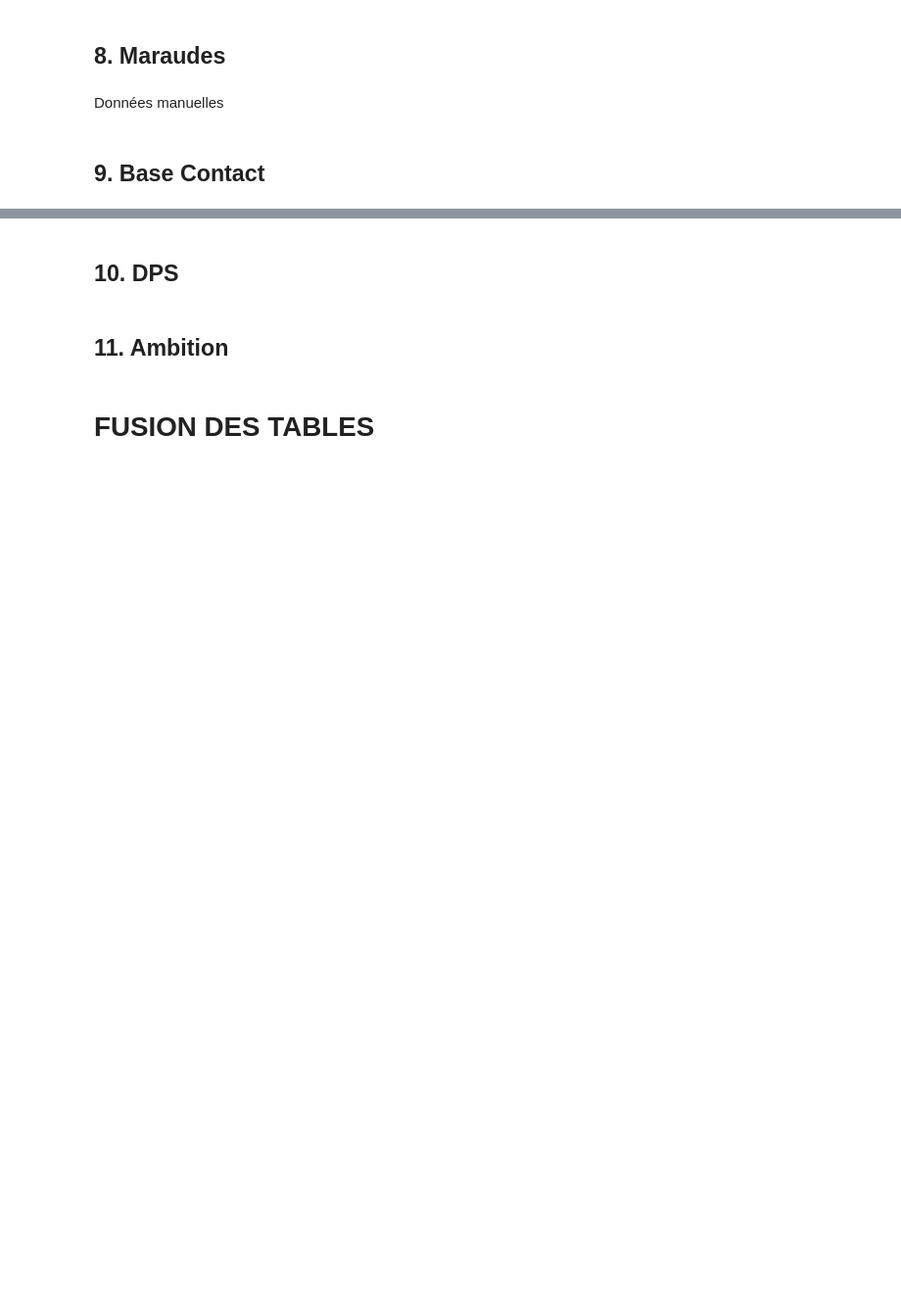
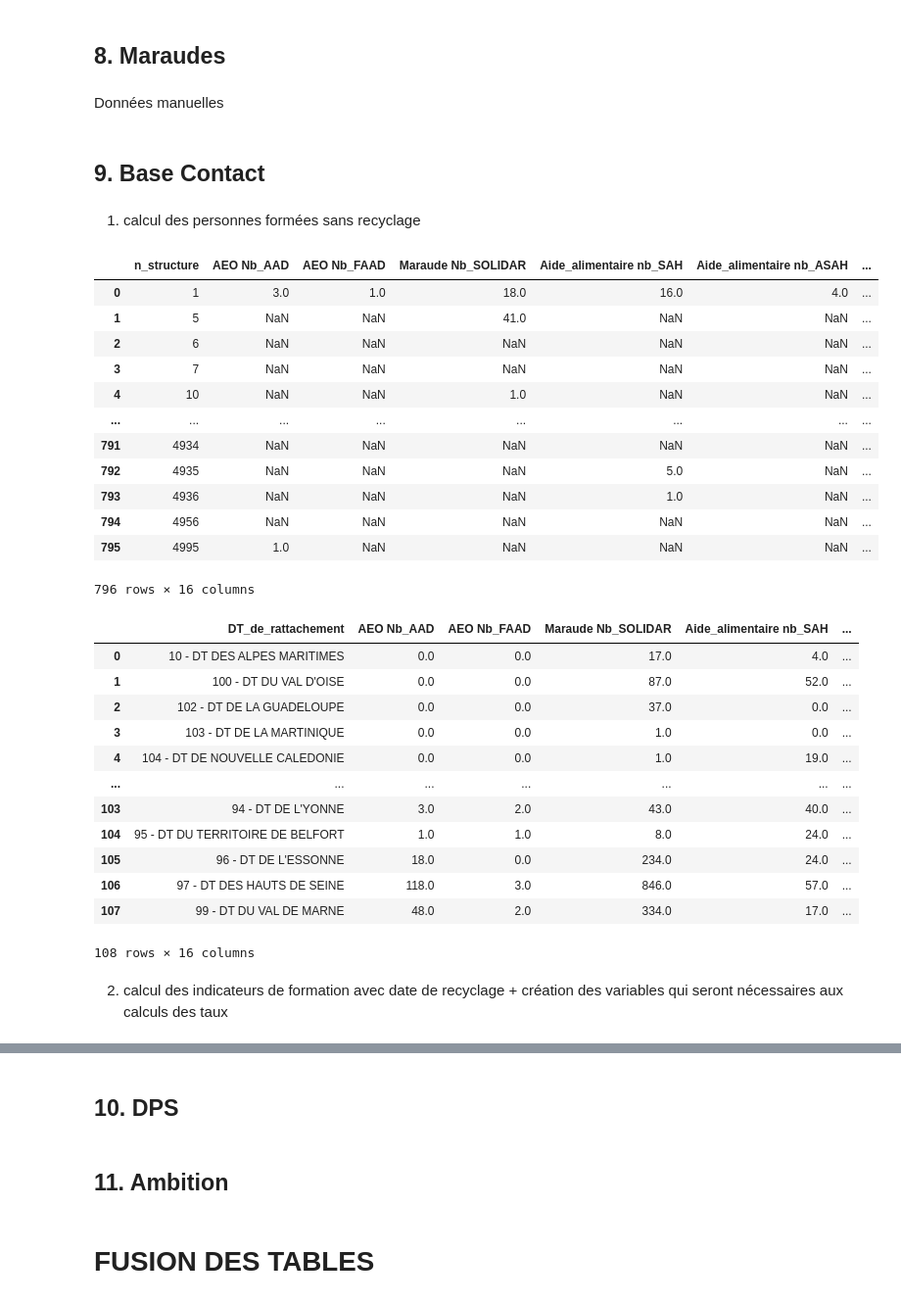
Before and after one commit to Croix-rouge-test/Code-PAT, a Jupyter notebook: main_pipeline.ipynb, the cells around one changed output, grey strips where cells are left out. Shown at 98% size. Drawn from its saved outputs; the diff is of its cells as text; code cells hidden in the pictures; blank space fills up the shorter version.

```diff
--- a/main_pipeline.ipynb
+++ b/main_pipeline.ipynb
@@ -289,0 +352,64 @@ df_formation_session_resultat_IS = clean_pofo(client, df_ref_structure, target_d
+# %% [markdown]
+1. calcul des personnes formées sans recyclage
+# %%
+# df_formation_session_resultat, df_formation_count_session_year, df_formation_session_resultat_fpg = clean_base_contact(client, df_ref_structure, target_date=TARGET_DATE)
+# df_formation_session_resultat_IS = clean_pofo(client, df_ref_structure, target_date = TARGET_DATE, half_year=True)
+
+
+# 1. Import de la Base Contact
+df_formation_session_resultat_formation_initiale = importer_base_contact(
+    client=client,
+    target_date=TARGET_DATE,
+)
+
+# 2. Import et filtrage des rattachements bénévoles
+df_rattachement_benevole_formation_initiale = importer_rattachement_benevole(
+    client=client,
+    df_ref_structure=df_ref_structure,
+    target_date=TARGET_DATE,
+)
+
+# 3. Calcul des deux tables finales
+(
+    df_final_formation_initiale,
+    df_final_formation_initiale_DT, df_nivol_solidar, df_nivol_CRB,
+) = calculer_formations_initiales(
+    df_formation_session_resultat_formation_initiale=(
+        df_formation_session_resultat_formation_initiale
+    ),
+    df_rattachement_benevole=df_rattachement_benevole_formation_initiale,
+    df_ref_structure=df_ref_structure,
+    target_date=TARGET_DATE,
+)
+
+display(df_final_formation_initiale)
+display(df_final_formation_initiale_DT)
+# %% [output]
+|  | n_structure | AEO Nb_AAD | AEO Nb_FAAD | Maraude Nb_SOLIDAR | Aide_alimentaire nb_SAH | Aide_alimentaire nb_ASAH | ... |
+| 0 | 1 | 3.0 | 1.0 | 18.0 | 16.0 | 4.0 | ... |
+| 1 | 5 | NaN | NaN | 41.0 | NaN | NaN | ... |
+| 2 | 6 | NaN | NaN | NaN | NaN | NaN | ... |
+| 3 | 7 | NaN | NaN | NaN | NaN | NaN | ... |
+| 4 | 10 | NaN | NaN | 1.0 | NaN | NaN | ... |
+| ... | ... | ... | ... | ... | ... | ... | ... |
+| 791 | 4934 | NaN | NaN | NaN | NaN | NaN | ... |
+| 792 | 4935 | NaN | NaN | NaN | 5.0 | NaN | ... |
+| 793 | 4936 | NaN | NaN | NaN | 1.0 | NaN | ... |
+| 794 | 4956 | NaN | NaN | NaN | NaN | NaN | ... |
+| 795 | 4995 | 1.0 | NaN | NaN | NaN | NaN | ... |
+796 rows × 16 columns
+|  | DT_de_rattachement | AEO Nb_AAD | AEO Nb_FAAD | Maraude Nb_SOLIDAR | Aide_alimentaire nb_SAH | ... |
+| 0 | 10 - DT DES ALPES MARITIMES | 0.0 | 0.0 | 17.0 | 4.0 | ... |
+| 1 | 100 - DT DU VAL D'OISE | 0.0 | 0.0 | 87.0 | 52.0 | ... |
+| 2 | 102 - DT DE LA GUADELOUPE | 0.0 | 0.0 | 37.0 | 0.0 | ... |
+| 3 | 103 - DT DE LA MARTINIQUE | 0.0 | 0.0 | 1.0 | 0.0 | ... |
+| 4 | 104 - DT DE NOUVELLE CALEDONIE | 0.0 | 0.0 | 1.0 | 19.0 | ... |
+| ... | ... | ... | ... | ... | ... | ... |
+| 103 | 94 - DT DE L'YONNE | 3.0 | 2.0 | 43.0 | 40.0 | ... |
+| 104 | 95 - DT DU TERRITOIRE DE BELFORT | 1.0 | 1.0 | 8.0 | 24.0 | ... |
+| 105 | 96 - DT DE L'ESSONNE | 18.0 | 0.0 | 234.0 | 24.0 | ... |
+| 106 | 97 - DT DES HAUTS DE SEINE | 118.0 | 3.0 | 846.0 | 57.0 | ... |
+| 107 | 99 - DT DU VAL DE MARNE | 48.0 | 2.0 | 334.0 | 17.0 | ... |
+108 rows × 16 columns
+# %% [markdown]
+2. calcul des indicateurs de formation avec date de recyclage + création des variables qui seront nécessaires aux calculs des taux
```
Also changed, not shown: parts of 40 cells of this notebook, 14 other files.
